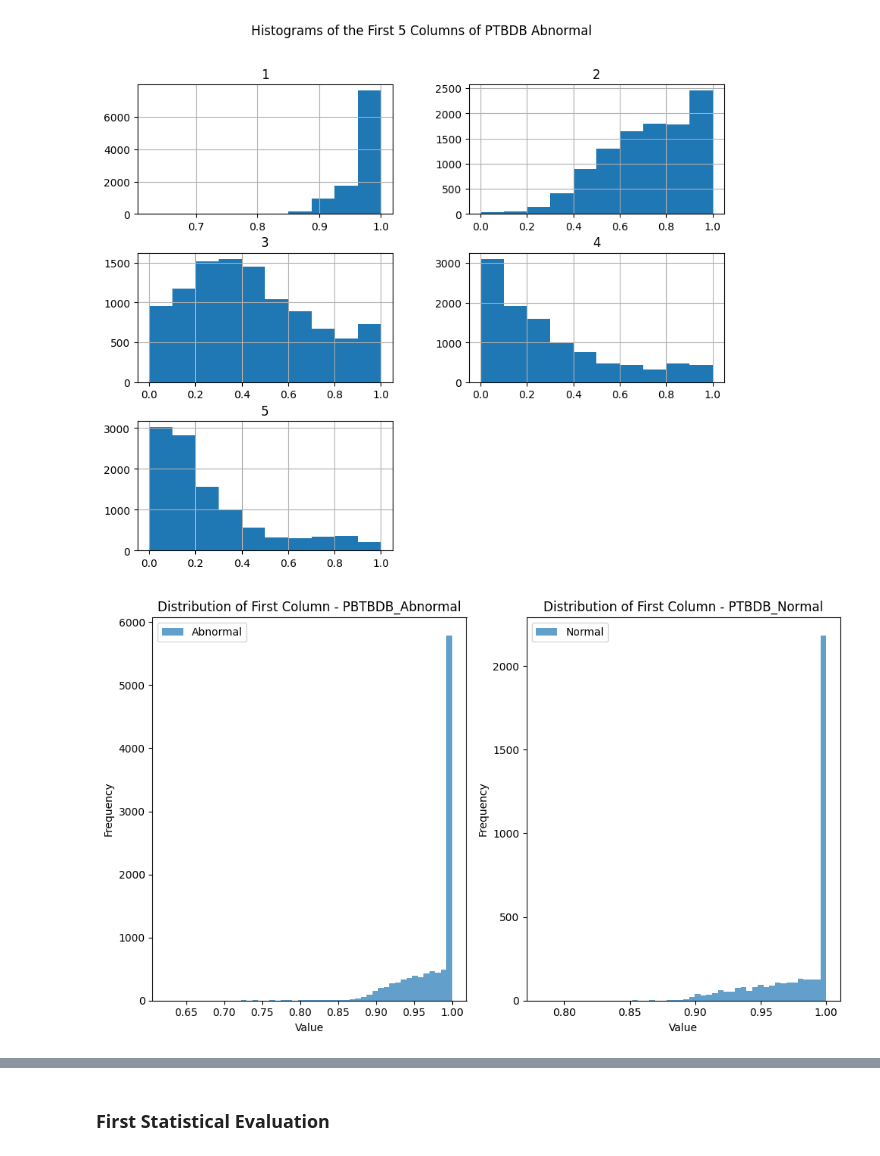
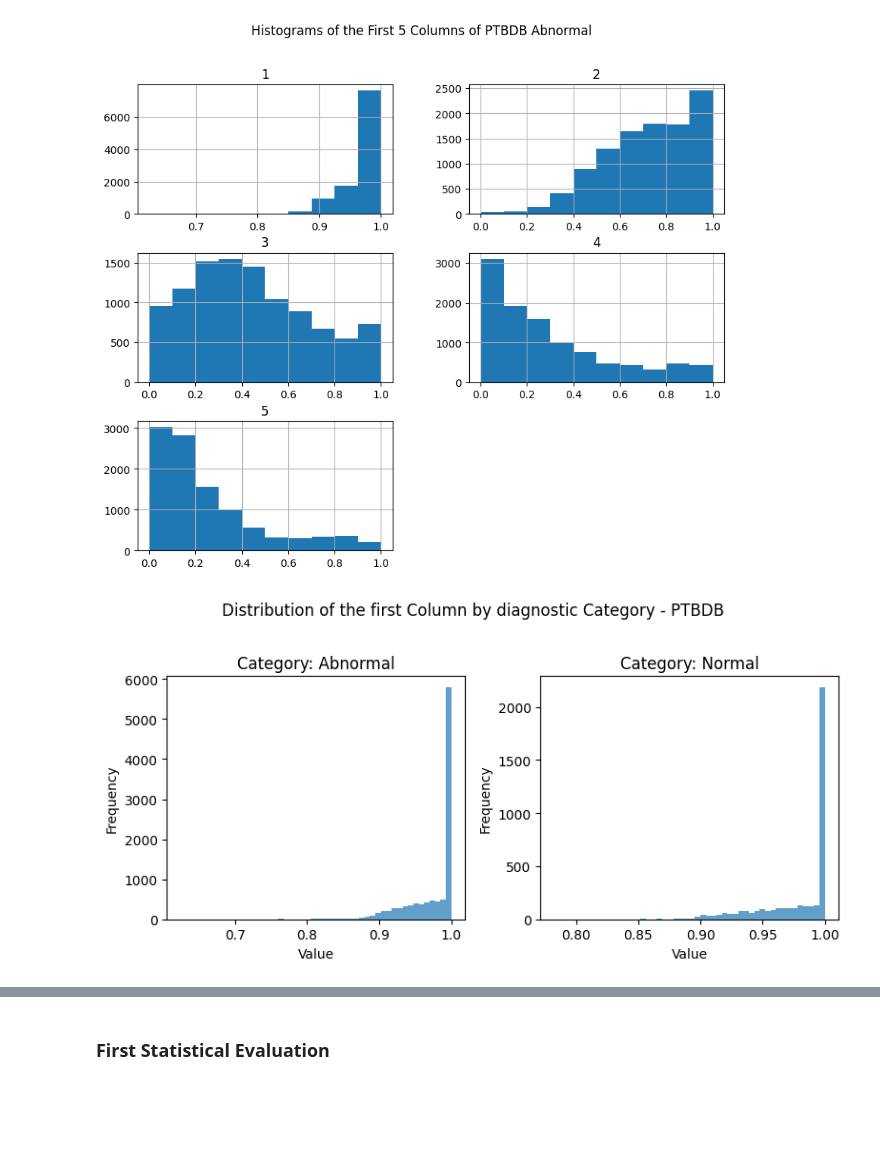
Before and after one commit to tubetraveller/heartbeat_dst, a Jupyter notebook: ptbdb_exploration_notebook.ipynb, the cells around one changed output, grey strips where cells are left out. Cells and saved outputs as stored; diff of their text form; code cells hidden in the pictures; blank space fills up the shorter version.

Commit message:
Notebooks updated, ML updated, graphics for presentation

```diff
--- a/ptbdb_exploration_notebook.ipynb
+++ b/ptbdb_exploration_notebook.ipynb
@@ -88,26 +91,27 @@ plt.show()
 # %%
 # Distribution of the first Column - Seperated by the Target Variable
 
-plt.figure(figsize=(10, 6))
+plt.figure(figsize=(8, 4))
 
 plt.subplot(1, 2, 1)
 plt.hist(ptbdb_abnormal_df.iloc[:, 0], bins=50, alpha=0.7, label='Abnormal')
-plt.title('Distribution of First Column - PBTBDB_Abnormal')
+plt.title('Category: Abnormal')
 plt.xlabel('Value')
 plt.ylabel('Frequency')
-plt.legend()
 
 plt.subplot(1, 2, 2)
 plt.hist(ptbdb_normal_df.iloc[:, 0], bins=50, alpha=0.7, label='Normal')
-plt.title('Distribution of First Column - PTBDB_Normal')
+plt.title('Category: Normal')
 plt.xlabel('Value')
 plt.ylabel('Frequency')
-plt.legend()
 
 plt.tight_layout()
+plt.suptitle('Distribution of the first Column by diagnostic Category - PTBDB', fontsize=12)
+plt.tight_layout(rect=[0, 0, 1, 0.96])
+plt.savefig('PTBDB_dist_first_row.png')
 plt.show()
 # %% [output]
-[figure, old version]
+[figure, new version]
 # %%
 # Grafic Representation of raw Data (Single preprocessed EKG-Signal) - PTBDB Comb
 
```
Also changed, not shown: parts of 12 cells of this notebook, 4 other files.
